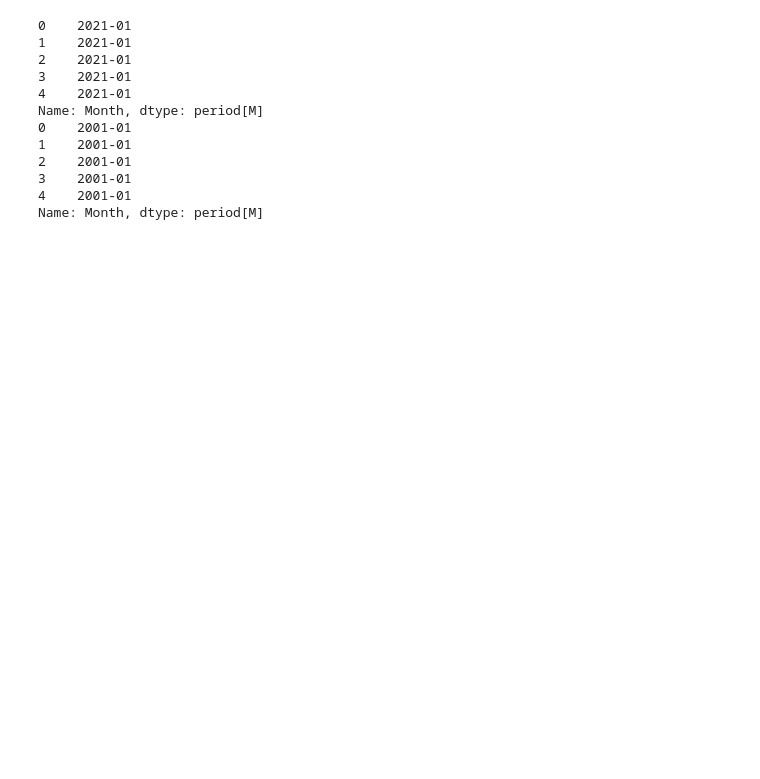
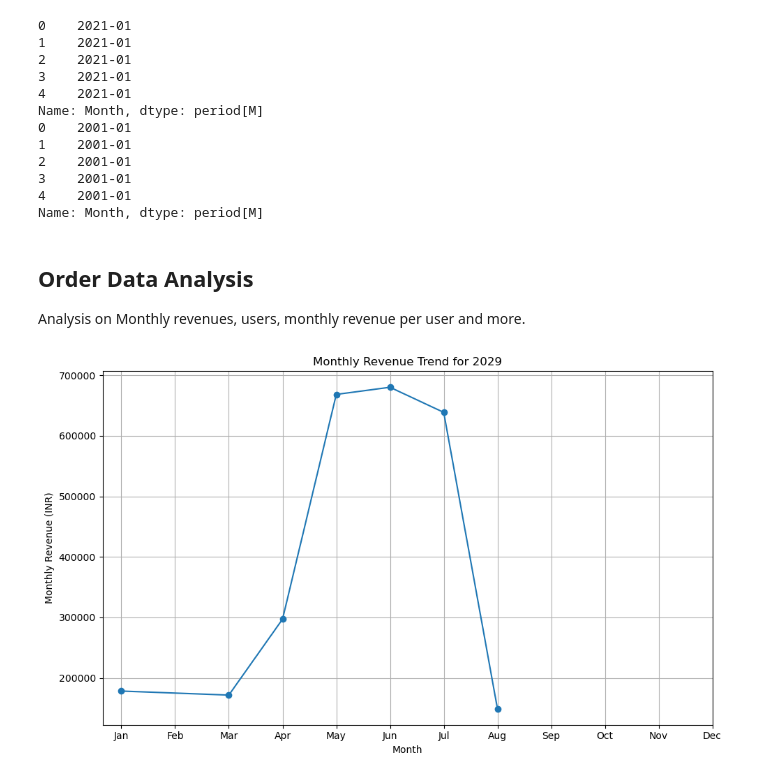
Before and after one commit to Pranav3608/Cohort-Analysis, a Jupyter notebook: cohort_analysis.ipynb, the cells around one changed output. Cells and saved outputs as stored; diff of their text form; code cells hidden in the pictures; blank space fills up the shorter version.

Commit message:
Data analysis

```diff
--- a/cohort_analysis.ipynb
+++ b/cohort_analysis.ipynb
@@ -127,9 +127,3 @@ Order Date      0
 Order Status    0
 Order Amount    0
 dtype: int64
-# %%
-# Datetime Formatting
-df_customer['Customer Created Date'] = pd.to_datetime(df_customer['Customer Created Date'], format='%m%d%Y %H:%M:%S' )
-df_order['Order Date'] = pd.to_datetime(df_order['Order Date'], format='%m%d%Y %H:%M:%S')
-print(df_customer['Customer Created Date'].head(5))
-print(df_order['Order Date'].head(5))
@@ -148,0 +130,15 @@ Name: Order Date, dtype: datetime64[ns]
+# %%
+# Convert datetime values in string format
+df_customer['Customer Created Date'] = pd.to_datetime(df_customer['Customer Created Date'], errors='coerce')
+df_order['Order Date'] = pd.to_datetime(df_order['Order Date'], errors='coerce')
+
+# Convert datetime values in numerical format
+df_customer['Customer Created Date'] = pd.to_datetime(df_customer['Customer Created Date'], unit='s', errors='coerce')
+df_order['Order Date'] = pd.to_datetime(df_order['Order Date'], unit='s', errors='coerce')
+
+# Fill NaN values with original datetime values (if applicable)
+df_customer['Customer Created Date'].fillna(df_customer['Customer Created Date'], inplace=True)
+df_order['Order Date'].fillna(df_order['Order Date'], inplace=True)
+
+print(df_customer['Customer Created Date'].head(5))
+print(df_order['Order Date'].head(5))
@@ -166,3 +175,31 @@ Name: Month, dtype: period[M]
 3    2001-01
 4    2001-01
 Name: Month, dtype: period[M]
+# %% [markdown]
+## Order Data Analysis
+Analysis on Monthly revenues, users, monthly revenue per user and more.
+# %%
+import pandas as pd
+import matplotlib.pyplot as plt
+
+# Identify the latest year
+latest_year = df_order['Month'].dt.year.max()
+
+# Filter the data for the latest year
+latest_year_data = df_order[df_order['Month'].dt.year == latest_year]
+
+# Calculate monthly revenue for the latest year
+monthly_revenue_latest_year = latest_year_data.groupby(latest_year_data['Month'].dt.month)['Order Amount'].sum()
+
+# Plot the monthly revenue for the latest year
+plt.figure(figsize=(10, 6))
+plt.plot(monthly_revenue_latest_year.index, monthly_revenue_latest_year, marker='o', linestyle='-')
+plt.xlabel('Month')
+plt.ylabel('Monthly Revenue (INR)')
+plt.title(f'Monthly Revenue Trend for {latest_year}')
+plt.xticks(range(1, 13), ['Jan', 'Feb', 'Mar', 'Apr', 'May', 'Jun', 'Jul', 'Aug', 'Sep', 'Oct', 'Nov', 'Dec'])
+plt.grid(True)
+plt.tight_layout()
+plt.show()
+# %% [output]
+[figure, added]
```
Also changed, not shown: parts of 8 cells of this notebook.
